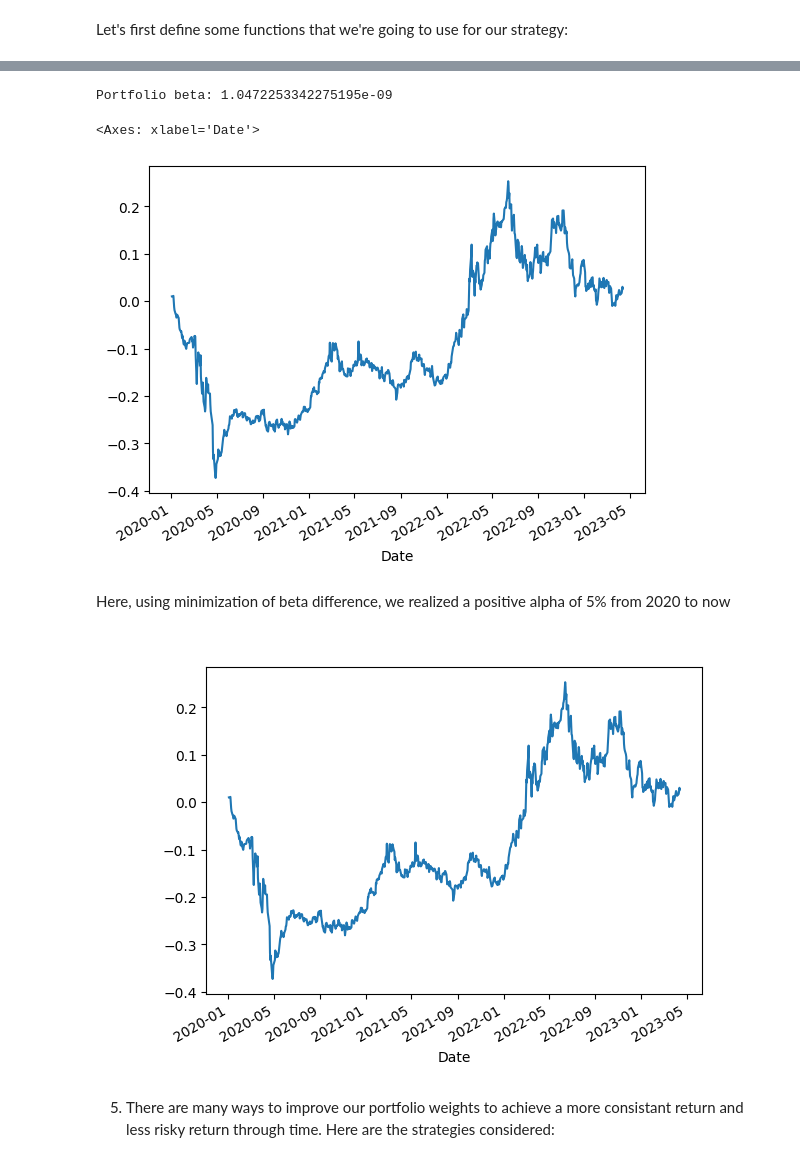
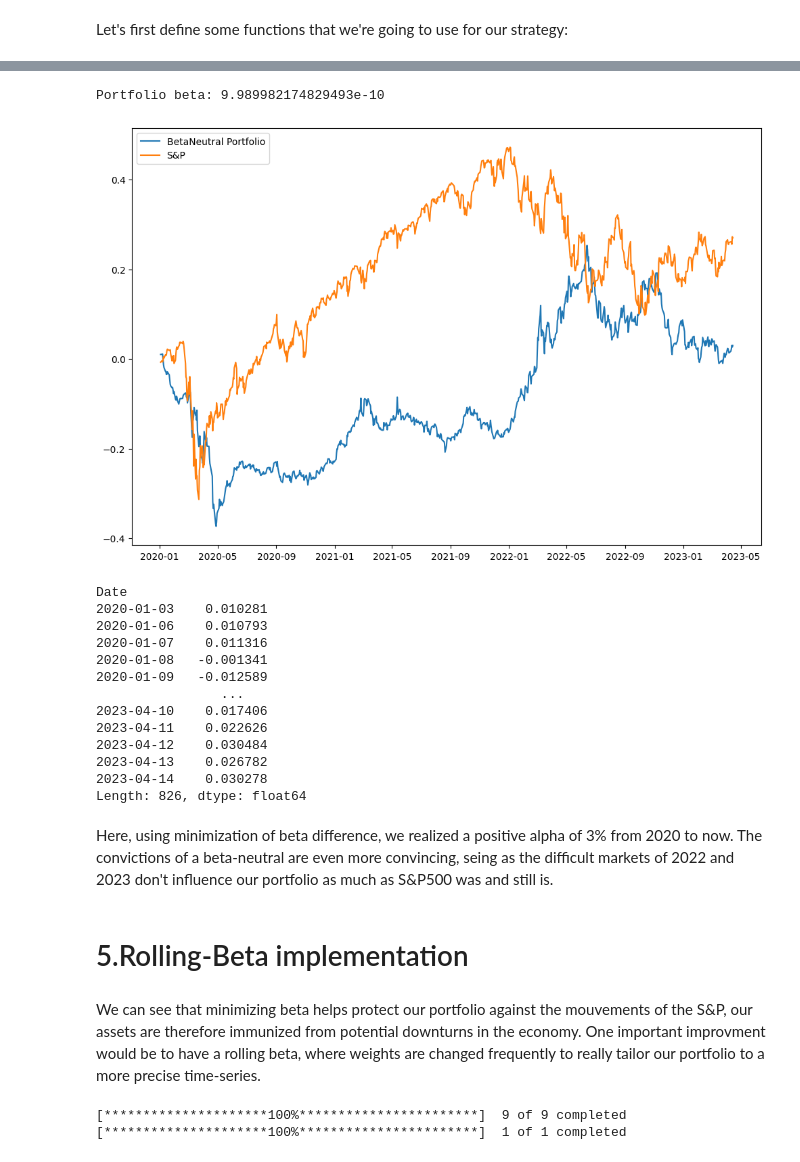
Before and after one commit to CoffeeBeans007/BETANEUT_yt, a Jupyter notebook: BetaNeutral.ipynb, the cells around one changed output, grey strips where cells are left out. Saved outputs shown, nothing was run; the diff lists cells and outputs as text; code cells hidden in the pictures.

```diff
--- a/BetaNeutral.ipynb
+++ b/BetaNeutral.ipynb
@@ -97,6 +111,8 @@ def portfolio_beta(weights, betas):
 
 #Given the fact that our portfolio need to be as close to a beta of zero as possible, calculating how close the current beta is to our zero target is very important since it allows us to minimize the deviation to our beta
 def beta_deviation(weights, betas, target_beta):
-    return (portfolio_beta(weights, betas) - target_beta)**2
+    portfolio_beta = np.sum(weights * betas)
+    deviation = (portfolio_beta - target_beta) ** 2
+    return deviation
 # %%
 #Import the returns of s&p500 through time to calculate relative beta
@@ -106,27 +137,52 @@ sp500_returns = yf.download('^GSPC', start=start_date, end=today)['Adj Close'].p
 # %%
-#Calculate betas of each ETFs in comparison with S&P500
-for ticker in tickers:
-    cov = np.cov(returns[ticker], sp500_returns)
-    betas.loc[ticker, 'Beta'] = cov[0][1] / cov[1][1]
-
-cons = ({'type': 'eq', 'fun': lambda x: np.sum(x) - 1})
 bounds = tuple([(0, 1) for i in range(len(tickers))])
-
 result = minimize(beta_deviation, np.ones(len(tickers))/len(tickers), args=(betas['Beta'], 0), constraints=cons, bounds=bounds)
 
 weights = pd.Series(index=tickers, data=result.x)
 portfolio_returns = (returns * weights).sum(axis=1)
 portfolio_cumulative_returns = (1 + portfolio_returns).cumprod() - 1
-
+sp500_cumulative_returns=(1+sp500_returns).cumprod()-1
 portfolio_beta = portfolio_beta(weights, betas['Beta'])
 print(f'Portfolio beta: {portfolio_beta}')
+
+plt.rcParams['figure.figsize'] = [12, 8]
+plt.plot(portfolio_cumulative_returns,label="BetaNeutral Portfolio")
+plt.plot(sp500_cumulative_returns,label="S&P")
+plt.legend(loc="upper left")
+
+plt.show()
+alpha=portfolio_cumulative_returns[-1]
+portfolio_cumulative_returns
 # %% [output]
-Portfolio beta: 1.0472253342275195e-09
+Portfolio beta: 9.989982174829493e-10
+[figure, new version]
-<Axes: xlabel='Date'>
+Date
+2020-01-03    0.010281
+2020-01-06    0.010793
+2020-01-07    0.011316
+2020-01-08   -0.001341
+2020-01-09   -0.012589
+                ...
+2023-04-10    0.017406
+2023-04-11    0.022626
+2023-04-12    0.030484
+2023-04-13    0.026782
+2023-04-14    0.030278
+Length: 826, dtype: float64
-[figure, old version]
 # %% [markdown]
-Here, using minimization of beta difference, we realized a positive alpha of 5% from 2020 to now
+Here, using minimization of beta difference, we realized a positive alpha of 3% from 2020 to now. The convictions of a beta-neutral are even more convincing, seing as the difficult markets of 2022 and 2023 don't influence our portfolio as much as S&P500 was and still is.
-# %% [markdown]
-# <center>![image.png](attachment:image.png)
-# %% [markdown]
-5. There are many ways to improve our portfolio weights to achieve a more consistant return and less risky return through time. Here are the strategies considered:
+# %% [markdown]
+# 5.Rolling-Beta implementation
+# %% [markdown]
+We can see that minimizing beta helps protect our portfolio against the mouvements of the S&P, our assets are therefore immunized from potential downturns in the economy.
+One important improvment would be to have a rolling beta, where weights are changed frequently to really tailor our portfolio to a more precise time-series.
+# %%
+# Download historical prices for ETFs and S&P 500
+start_date = '2020-01-01'
+today = pd.Timestamp.today().strftime('%Y-%m-%d')
+etf_prices = yf.download(tickers, start=start_date, end=today)['Adj Close']
+sp500 = yf.download('^GSPC', start=start_date, end=today)['Adj Close']
+# Define function to calculate betas
+# %% [output]
+[*********************100%***********************]  9 of 9 completed
+[*********************100%***********************]  1 of 1 completed
```
Also changed, not shown: parts of 21 cells of this notebook.
